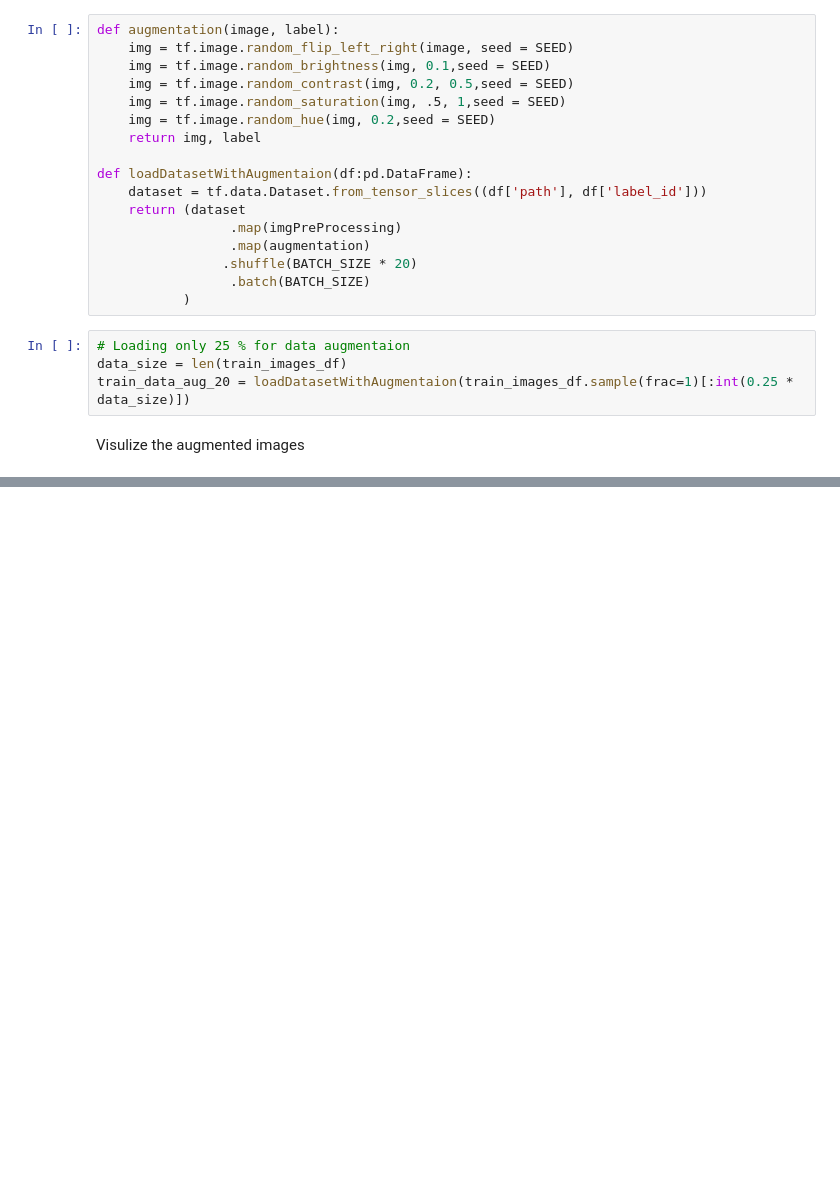
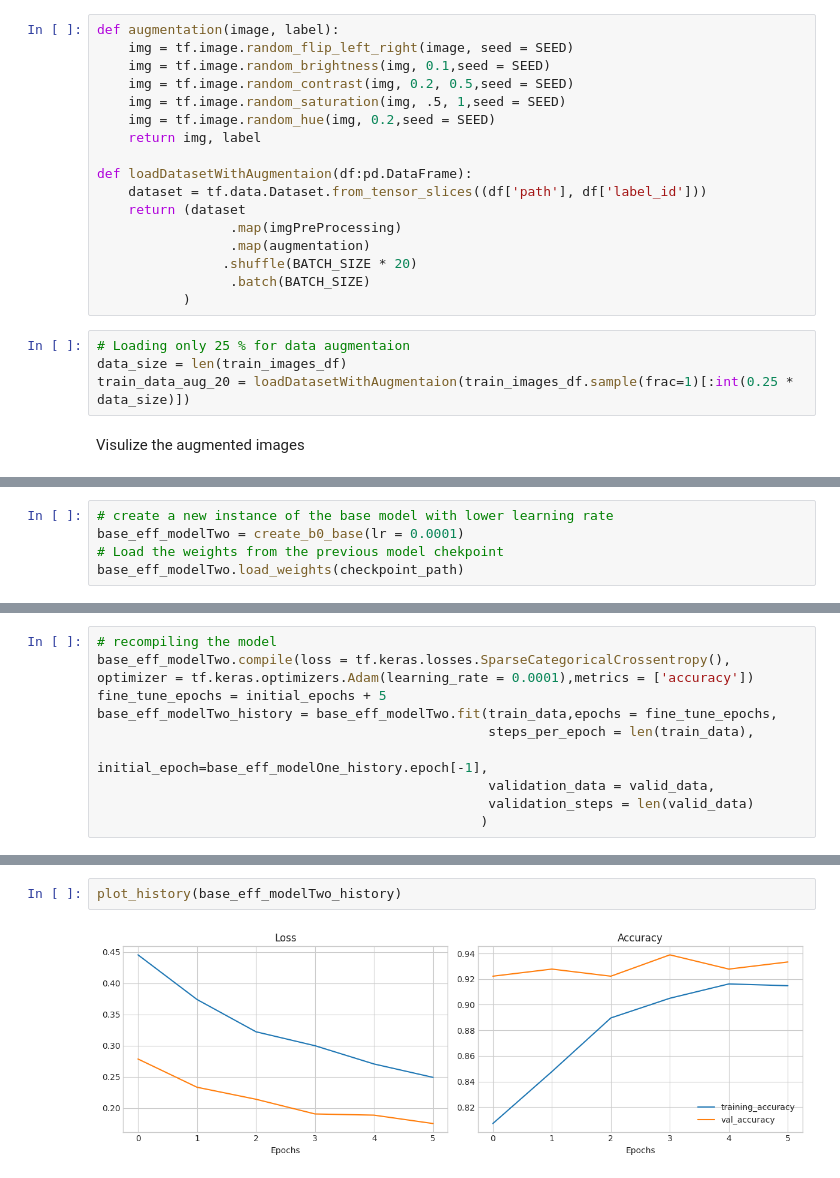
Before and after one commit to dibkb/tensorflow-udemy, a Jupyter notebook: dk-smoke-detection.ipynb, the cells around one changed output, grey strips where cells are left out. Cells and saved outputs as stored; diff of their text form; blank space fills up the shorter version.

```diff
--- a/dk-smoke-detection.ipynb
+++ b/dk-smoke-detection.ipynb
@@ -273,0 +314,5 @@ plot_history(base_eff_modelOne_history)
+# %%
+# create a new instance of the base model with lower learning rate
+base_eff_modelTwo = create_b0_base(lr = 0.0001)
+# Load the weights from the previous model chekpoint
+base_eff_modelTwo.load_weights(checkpoint_path)
@@ -273,0 +395,10 @@ plot_history(base_eff_modelOne_history)
+# %%
+# recompiling the model
+base_eff_modelTwo.compile(loss = tf.keras.losses.SparseCategoricalCrossentropy(), optimizer = tf.keras.optimizers.Adam(learning_rate = 0.0001),metrics = ['accuracy'])
+fine_tune_epochs = initial_epochs + 5
+base_eff_modelTwo_history = base_eff_modelTwo.fit(train_data,epochs = fine_tune_epochs,
+                                                  steps_per_epoch = len(train_data),
+                                                  initial_epoch=base_eff_modelOne_history.epoch[-1],
+                                                  validation_data = valid_data,
+                                                  validation_steps = len(valid_data)
+                                                 )
@@ -273,0 +419,4 @@ plot_history(base_eff_modelOne_history)
+# %%
+plot_history(base_eff_modelTwo_history)
+# %% [output]
+[figure, added]
```
Also changed, not shown: parts of 23 cells of this notebook.
